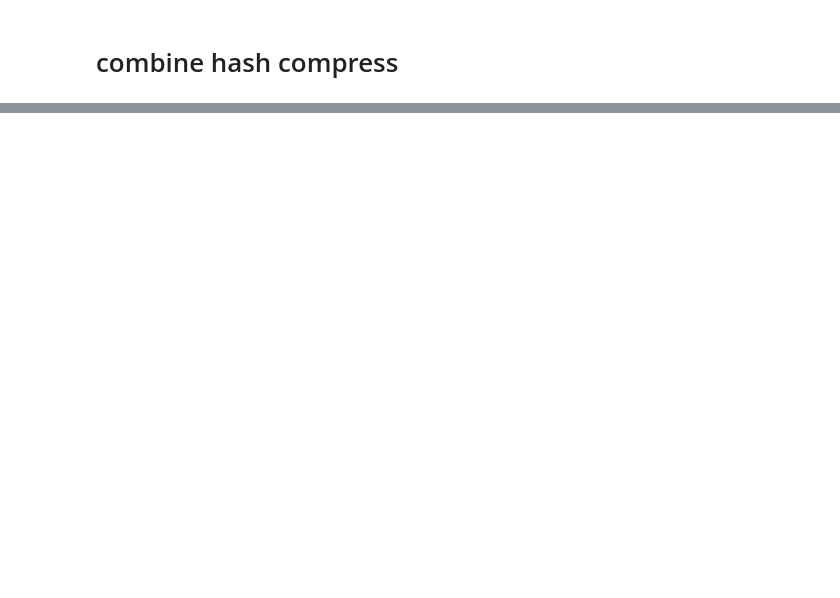
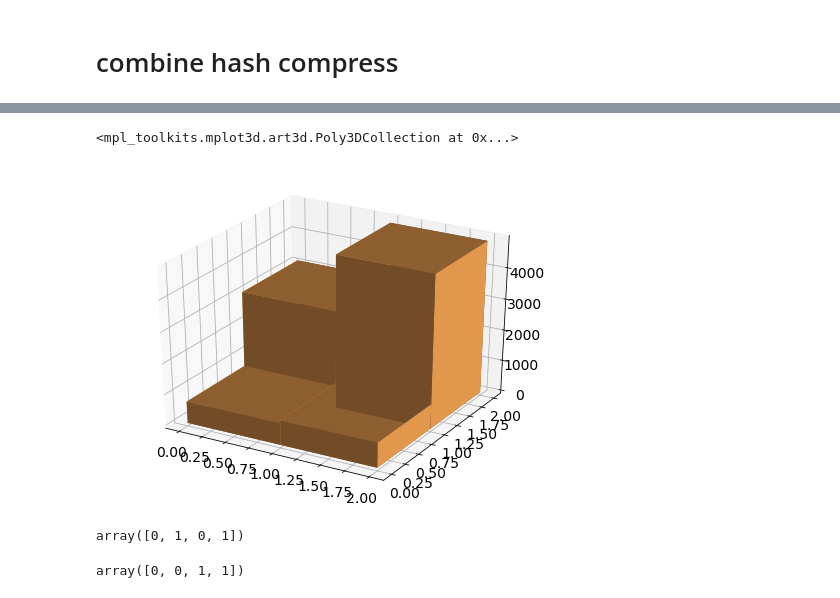
Before and after one commit to ankitkumar93/compute-war, a Jupyter notebook: notebooks/hash-perf.ipynb, the cells around one changed output, grey strips where cells are left out. Saved outputs shown, nothing was run; the diff lists cells and outputs as text; code cells hidden in the pictures; blank space fills up the shorter version.

```diff
--- a/notebooks/hash-perf.ipynb
+++ b/notebooks/hash-perf.ipynb
@@ -198,0 +203,26 @@ plt.show()
+# %%
+skein_lzf = []
+skein_lz4 = []
+sha_lzf = []
+sha_lz4 = []
+
+skein_lzf = pd.DataFrame(columns=hc_cols)
+skein_lz4 = pd.DataFrame(columns=hc_cols)
+sha_lzf = pd.DataFrame(columns=hc_cols)
+sha_lz4 = pd.DataFrame(columns=hc_cols)
+for s in hash_file_sufix:
+    df = pd.read_csv(os.path.join(path, '{}{}{}.{}'.format(prefix, skein, lzf, s)), header=None, sep='|')
+    df.columns = hc_cols
+    skein_lzf = skein_lzf.append(df)
+
+    df = pd.read_csv(os.path.join(path, '{}{}{}.{}'.format(prefix, skein, lz4, s)), header=None, sep='|')
+    df.columns = hc_cols
+    skein_lz4 = skein_lz4.append(df)
+
+    df = pd.read_csv(os.path.join(path, '{}{}{}.{}'.format(prefix, sha, lzf, s)), header=None, sep='|')
+    df.columns = hc_cols
+    sha_lzf = sha_lzf.append(df)
+
+    df = pd.read_csv(os.path.join(path, '{}{}{}.{}'.format(prefix, sha, lz4, s)), header=None, sep='|')
+    df.columns = hc_cols
+    sha_lz4 = sha_lz4.append(df.iloc[0,:])
@@ -198,0 +239,20 @@ plt.show()
+# %%
+fig = plt.figure(figsize=(8, 6))
+ax1 = fig.add_subplot(111, projection='3d')
+has_algs = ['skein', 'sha256_MB']
+comp_algs = ['lzf', 'lz4']
+_x = np.arange(2)
+_y = np.arange(2)
+_xx, _yy = np.meshgrid(_x, _y)
+x, y = _xx.ravel(), _yy.ravel()
+top = [skein_lzf.throughput.mean(),
+       skein_lz4.throughput.mean(),
+       sha_lzf.throughput.mean(),
+       sha_lz4.throughput.mean()
+      ]
+bottom = np.zeros_like(top)
+width = depth = 1
+ax1.bar3d([0,0,0,0], y, bottom, width, depth, top, shade=True, color='#e1974c')
+# %% [output]
+<mpl_toolkits.mplot3d.art3d.Poly3DCollection at 0x...>
+[figure, added]
@@ -198,0 +262,8 @@ plt.show()
+# %%
+x
+# %% [output]
+array([0, 1, 0, 1])
+# %%
+y
+# %% [output]
+array([0, 0, 1, 1])
```
Also changed, not shown: parts of 8 cells of this notebook, 1 other file.
